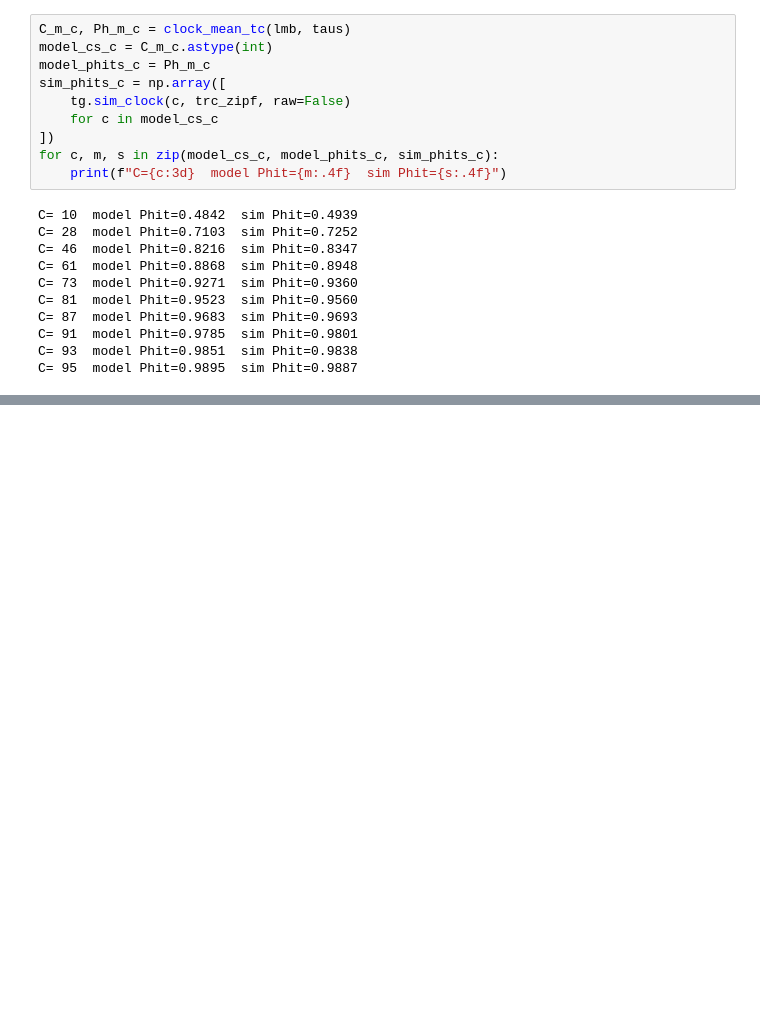
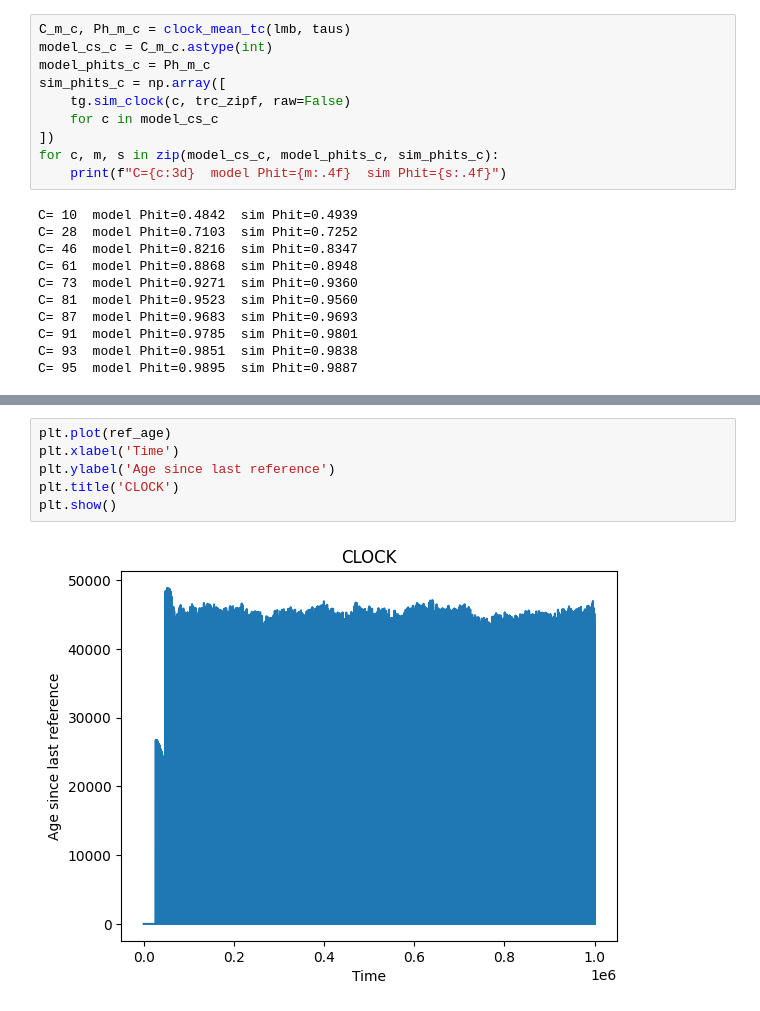
Before and after one commit to Effygal/cache-modeling, a Jupyter notebook: clock-analysis.ipynb, the cells around one changed output, grey strips where cells are left out. Drawn from its saved outputs; the diff is of its cells as text; blank space fills up the shorter version.

```diff
--- a/clock-analysis.ipynb
+++ b/clock-analysis.ipynb
@@ -88,0 +101,8 @@ C= 95  model Phit=0.9895  sim Phit=0.9887
+# %%
+plt.plot(ref_age)
+plt.xlabel('Time')
+plt.ylabel('Age since last reference')
+plt.title('CLOCK')
+plt.show()
+# %% [output]
+[figure, added]
```
Also changed, not shown: parts of 7 cells of this notebook, 1 other file.
